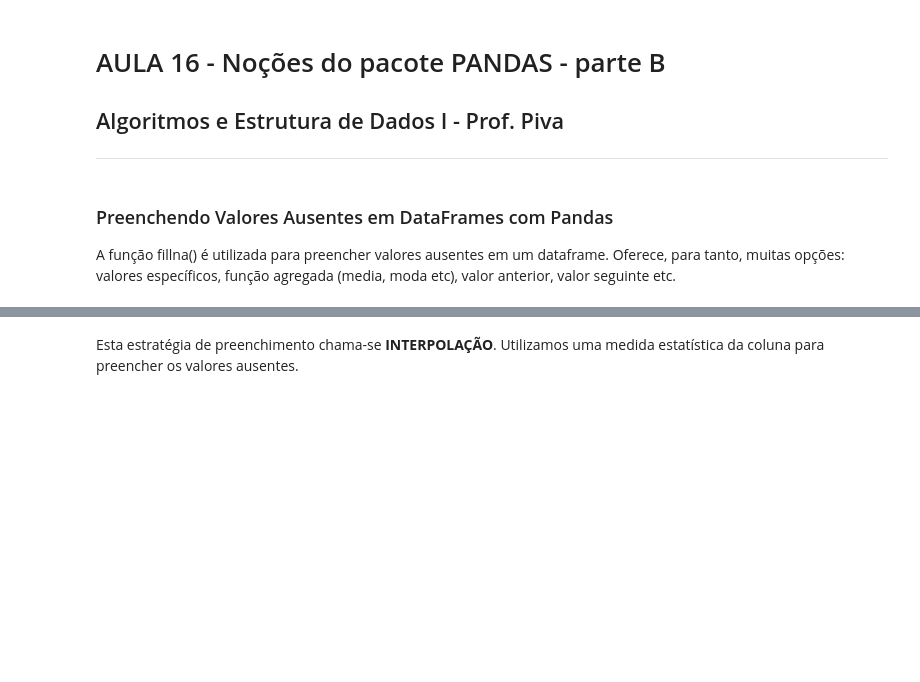
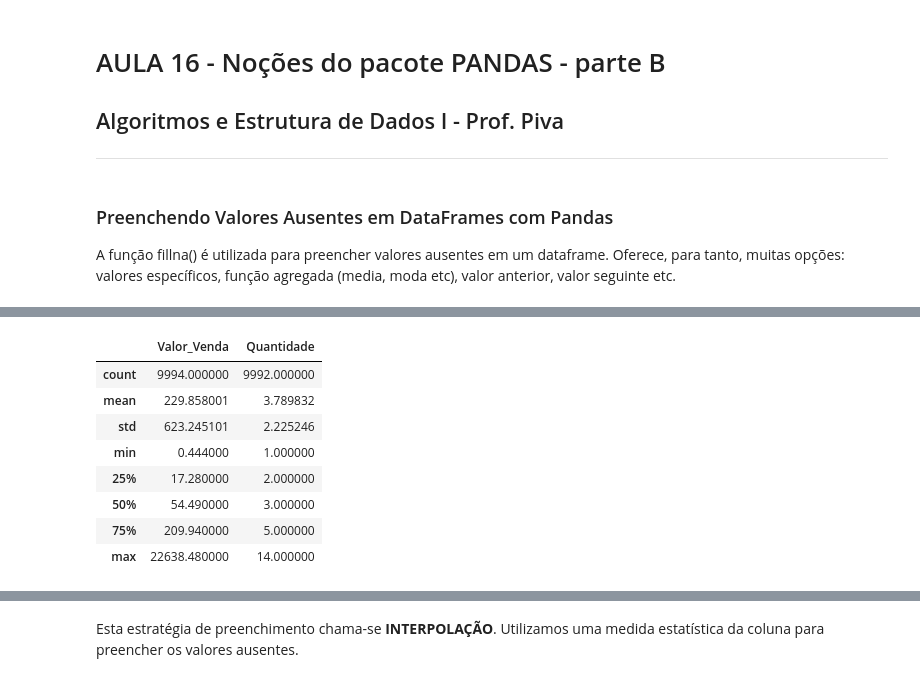
Before and after one commit to kathienogueira/AED1, a Jupyter notebook: aula16/aula16b.ipynb, the cells around one changed output, grey strips where cells are left out. Drawn from its saved outputs; the diff is of its cells as text; code cells hidden in the pictures; blank space fills up the shorter version.

```diff
--- a/aula16/aula16b.ipynb
+++ b/aula16/aula16b.ipynb
@@ -22,3 +57,15 @@ df.isna().sum()
+# %%
+df.describe()
+# %% [output]
+|  | Valor_Venda | Quantidade |
+| count | 9994.000000 | 9992.000000 |
+| mean | 229.858001 | 3.789832 |
+| std | 623.245101 | 2.225246 |
+| min | 0.444000 | 1.000000 |
+| 25% | 17.280000 | 2.000000 |
+| 50% | 54.490000 | 3.000000 |
+| 75% | 209.940000 | 5.000000 |
+| max | 22638.480000 | 14.000000 |
 # %%
 # Calculando a Moda (moda é uma medida estatística que representa o elemento que mais se repete no conjunto de dados)
 # No caso, vamos retornar a moda da coluna 'Quantidade'
```
Also changed, not shown: parts of 24 cells of this notebook, 2 other files.
